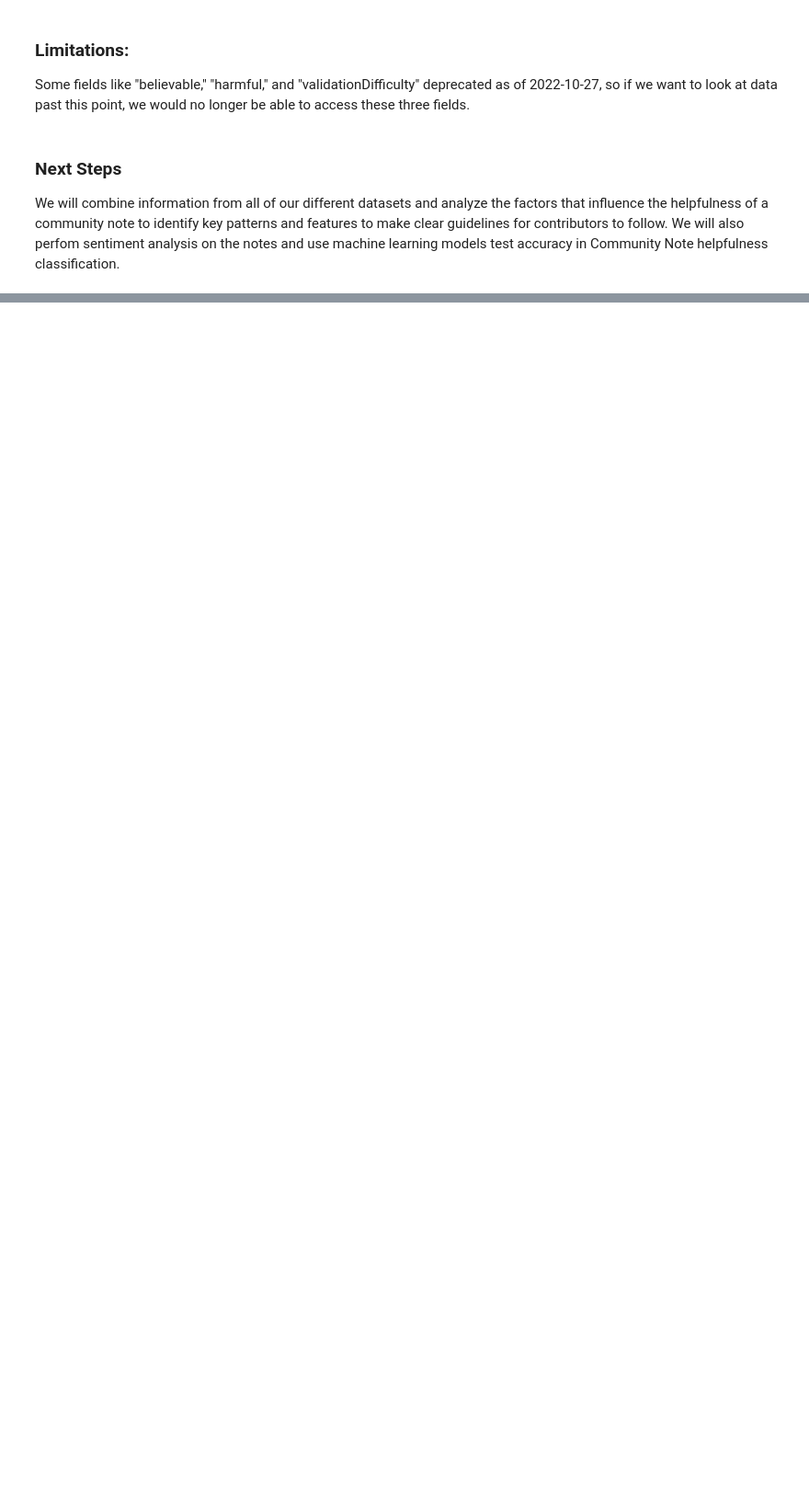
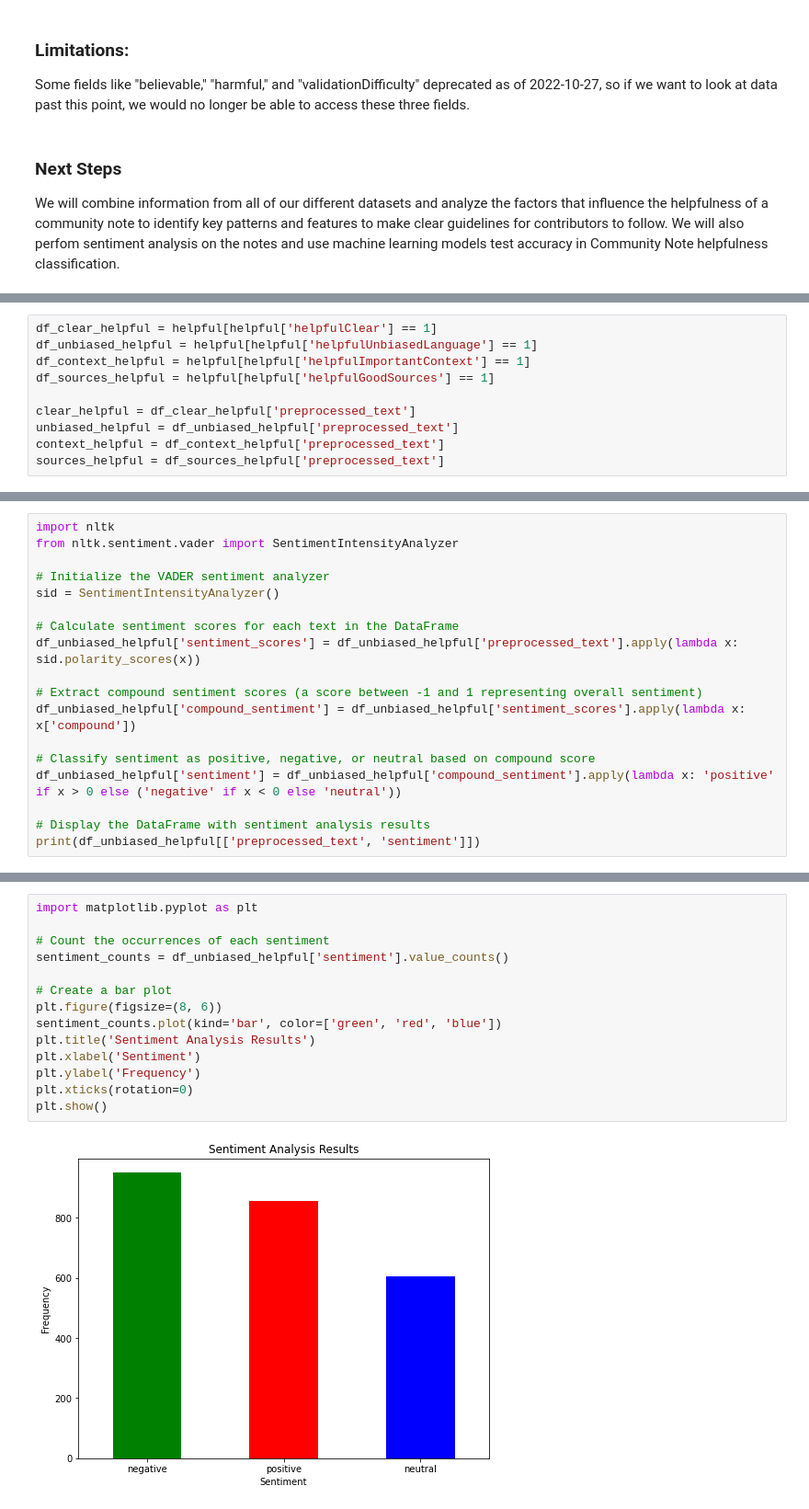
Before and after one commit to daphnehe/info498, a Jupyter notebook: Info 498 Practicum.ipynb, the cells around one changed output, grey strips where cells are left out. Shown at 92% size. Drawn from its saved outputs; the diff is of its cells as text; blank space fills up the shorter version.

```diff
--- a/Info 498 Practicum.ipynb
+++ b/Info 498 Practicum.ipynb
@@ -194,0 +322,10 @@ We will combine information from all of our different datasets and analyze the f
+# %%
+df_clear_helpful = helpful[helpful['helpfulClear'] == 1]
+df_unbiased_helpful = helpful[helpful['helpfulUnbiasedLanguage'] == 1]
+df_context_helpful = helpful[helpful['helpfulImportantContext'] == 1]
+df_sources_helpful = helpful[helpful['helpfulGoodSources'] == 1]
+
+clear_helpful = df_clear_helpful['preprocessed_text']
+unbiased_helpful = df_unbiased_helpful['preprocessed_text']
+context_helpful = df_context_helpful['preprocessed_text']
+sources_helpful = df_sources_helpful['preprocessed_text']
@@ -194,0 +740,18 @@ We will combine information from all of our different datasets and analyze the f
+# %%
+import nltk
+from nltk.sentiment.vader import SentimentIntensityAnalyzer
+
+# Initialize the VADER sentiment analyzer
+sid = SentimentIntensityAnalyzer()
+
+# Calculate sentiment scores for each text in the DataFrame
+df_unbiased_helpful['sentiment_scores'] = df_unbiased_helpful['preprocessed_text'].apply(lambda x: sid.polarity_scores(x))
+
+# Extract compound sentiment scores (a score between -1 and 1 representing overall sentiment)
+df_unbiased_helpful['compound_sentiment'] = df_unbiased_helpful['sentiment_scores'].apply(lambda x: x['compound'])
+
+# Classify sentiment as positive, negative, or neutral based on compound score
+df_unbiased_helpful['sentiment'] = df_unbiased_helpful['compound_sentiment'].apply(lambda x: 'positive' if x > 0 else ('negative' if x < 0 else 'neutral'))
+
+# Display the DataFrame with sentiment analysis results
+print(df_unbiased_helpful[['preprocessed_text', 'sentiment']])
@@ -194,0 +788,16 @@ We will combine information from all of our different datasets and analyze the f
+# %%
+import matplotlib.pyplot as plt
+
+# Count the occurrences of each sentiment
+sentiment_counts = df_unbiased_helpful['sentiment'].value_counts()
+
+# Create a bar plot
+plt.figure(figsize=(8, 6))
+sentiment_counts.plot(kind='bar', color=['green', 'red', 'blue'])
+plt.title('Sentiment Analysis Results')
+plt.xlabel('Sentiment')
+plt.ylabel('Frequency')
+plt.xticks(rotation=0)
+plt.show()
+# %% [output]
+[figure, added]
```
Also changed, not shown: parts of 29 cells of this notebook.
